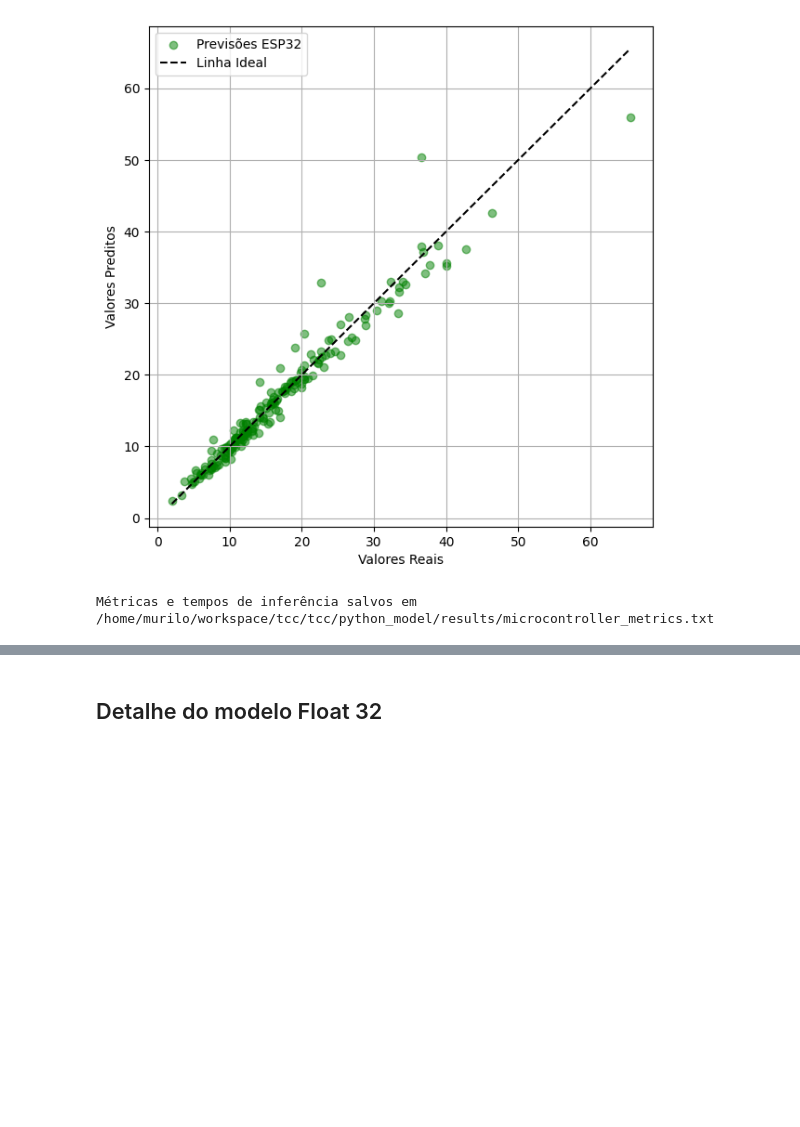
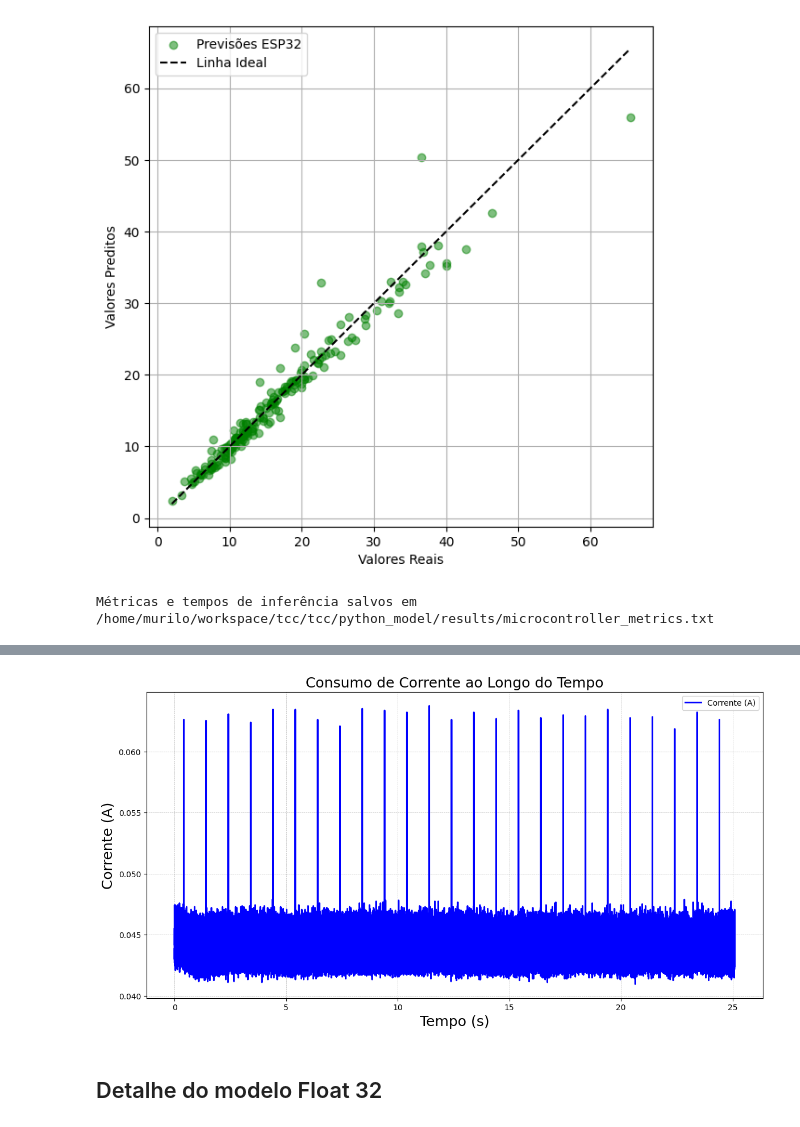
Before and after one commit to Tayco110/tcc, a Jupyter notebook: python_model/src/benchmark.ipynb, the cells around one changed output, grey strips where cells are left out. Cells and saved outputs as stored; diff of their text form; code cells hidden in the pictures; blank space fills up the shorter version.

```diff
--- a/python_model/src/benchmark.ipynb
+++ b/python_model/src/benchmark.ipynb
@@ -392,3 +384,33 @@ Métricas e tempos de inferência salvos em /home/murilo/workspace/tcc/tcc/pytho
+# %%
+import matplotlib.pyplot as plt
+import pandas as pd
+import os
+
+# Carregar dados
+consumo_df = pd.read_csv('/home/murilo/workspace/tcc/tcc/utils/consumo.csv')
+consumo_df_filtered = consumo_df
+consumo_df_filtered['Corrente(A)'] = consumo_df_filtered['Current(uA)'] / 1000000
+consumo_df_filtered['Adjusted Time(s)'] = consumo_df_filtered['Timestamp(ms)'] / 1000
+
+# Calcular a corrente suavizada usando uma média móvel com janela de 10 pontos
+consumo_df_filtered['Smoothed Corrente (A)'] = consumo_df_filtered['Corrente(A)'].rolling(window=10, center=True).mean()
+
+# Plotar apenas a corrente suavizada
+plt.figure(figsize=(14, 7))
+plt.plot(consumo_df_filtered['Adjusted Time(s)'], consumo_df_filtered['Smoothed Corrente (A)'], label='Corrente (A)', color='blue', linewidth=2)
+
+# Adicionar título e rótulos
+plt.title('Consumo de Corrente ao Longo do Tempo', fontsize=18)
+plt.xlabel('Tempo (s)', fontsize=18)
+plt.ylabel('Corrente (A)', fontsize=18)
+plt.legend()
+
+# Adicionar grade e salvar o gráfico
+plt.grid(True, which='both', linestyle='--', linewidth=0.5)
+plt.savefig(os.path.join(save_dir, "consumo_suavizado.png"), bbox_inches='tight')
+plt.show()
+# %% [output]
+[figure, added]
 # %% [markdown]
 ## Detalhe do modelo Float 32
 # %%
```
Also changed, not shown: parts of 6 cells of this notebook.
